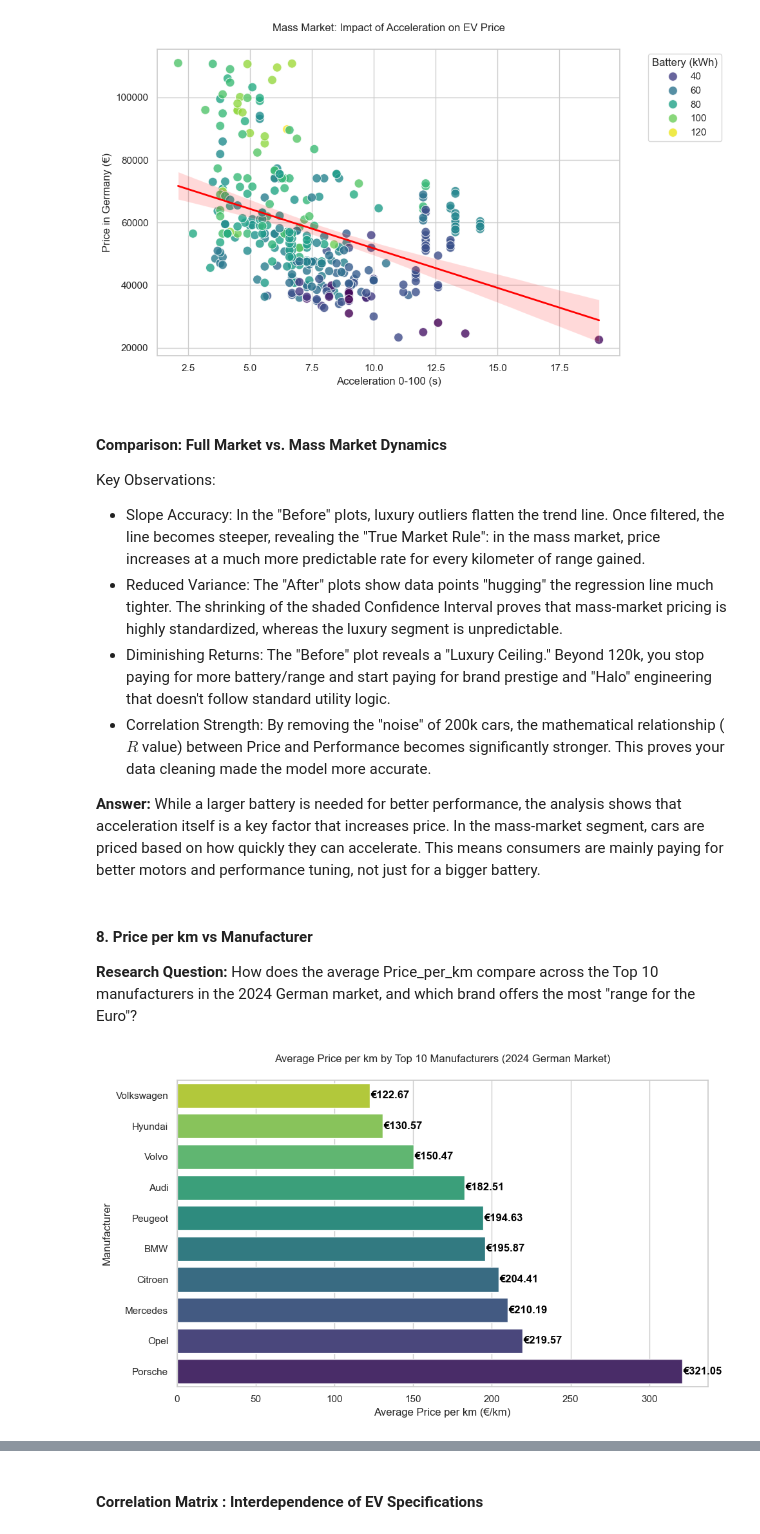
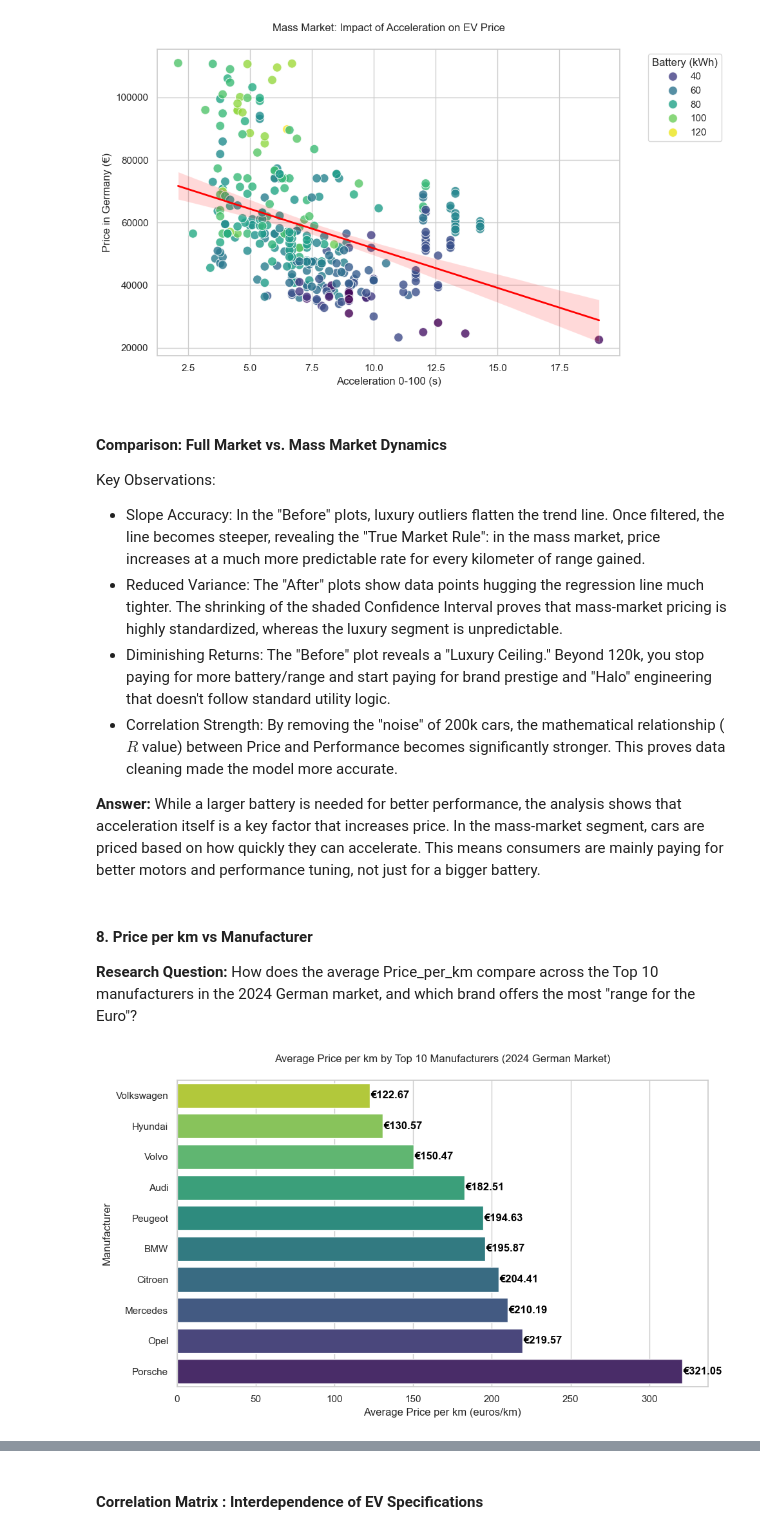
Before and after one commit to divyadas176/Electric_Vehicle_Analysis, a Jupyter notebook: Electric_Vehicle_Analysis.ipynb, the cells around one changed output, grey strips where cells are left out. Cells and saved outputs as stored; diff of their text form; code cells hidden in the pictures.

```diff
--- a/Electric_Vehicle_Analysis.ipynb
+++ b/Electric_Vehicle_Analysis.ipynb
@@ -1069,9 +1075,9 @@ plt.show()
 Key Observations:
 
 - Slope Accuracy: In the "Before" plots, luxury outliers flatten the trend line. Once filtered, the line becomes steeper, revealing the "True Market     Rule": in the mass market, price increases at a much more predictable rate for every kilometer of range gained.
-- Reduced Variance: The "After" plots show data points "hugging" the regression line much tighter. The shrinking of the shaded Confidence Interval       proves that mass-market pricing is highly standardized, whereas the luxury segment is unpredictable.
+- Reduced Variance: The "After" plots show data points hugging the regression line much tighter. The shrinking of the shaded Confidence Interval         proves that mass-market pricing is highly standardized, whereas the luxury segment is unpredictable.
 - Diminishing Returns: The "Before" plot reveals a "Luxury Ceiling." Beyond 120k, you stop paying for more battery/range and start paying for brand      prestige and "Halo" engineering that doesn't follow standard utility logic.
-- Correlation Strength: By removing the "noise" of 200k cars, the mathematical relationship ($R$ value) between Price and Performance becomes            significantly stronger. This proves your data cleaning made the model more accurate.
+- Correlation Strength: By removing the "noise" of 200k cars, the mathematical relationship ($R$ value) between Price and Performance becomes            significantly stronger. This proves data cleaning made the model more accurate.
 
 **Answer:**
 While a larger battery is needed for better performance, the analysis shows that acceleration itself is a key factor that increases price. In the mass-market segment, cars are priced based on how quickly they can accelerate. This means consumers are mainly paying for better motors and performance tuning, not just for a bigger battery.
@@ -1088,35 +1094,35 @@ import seaborn as sns
 top_10_manufacturers = ev_df['Manufacturer'].value_counts().nlargest(10).index
 df_top10 = ev_df[ev_df['Manufacturer'].isin(top_10_manufacturers)]
 
 # 2. Calculate the mean Price_per_km for these Top 10
 brand_value = df_top10.groupby('Manufacturer')['Price_per_km'].mean().sort_values()
 
 # 3. Visualization
 plt.figure(figsize=(10, 6))
 sns.set_style("whitegrid")
 
 # Using a sequential palette to highlight the "Value Leaders" (lowest Price_per_km)
 ax = sns.barplot(
     x=brand_value.values,
     y=brand_value.index,
     hue=brand_value.index,  # Assign y to hue
     palette="viridis_r",
     legend=False            # Hide the legend as it's redundant here
 )
 
 # Customizing for clarity and aesthetic contrast
 plt.title('Average Price per km by Top 10 Manufacturers (2024 German Market)', pad=20)
-plt.xlabel('Average Price per km (€/km)', fontsize=12)
+plt.xlabel('Average Price per km (euros/km)', fontsize=12)
 plt.ylabel('Manufacturer', fontsize=12)
 
 # Adding data labels for precision
 for i, v in enumerate(brand_value.values):
     ax.text(v + 0.5, i, f'€{v:.2f}', color='black', va='center', fontweight='bold')
 
 plt.tight_layout()
 plt.show()
 # %% [output]
-[figure, old version]
+[figure, new version]
 # %% [markdown]
 #### Understanding the Plot
 
```
Also changed, not shown: parts of 31 cells of this notebook.
